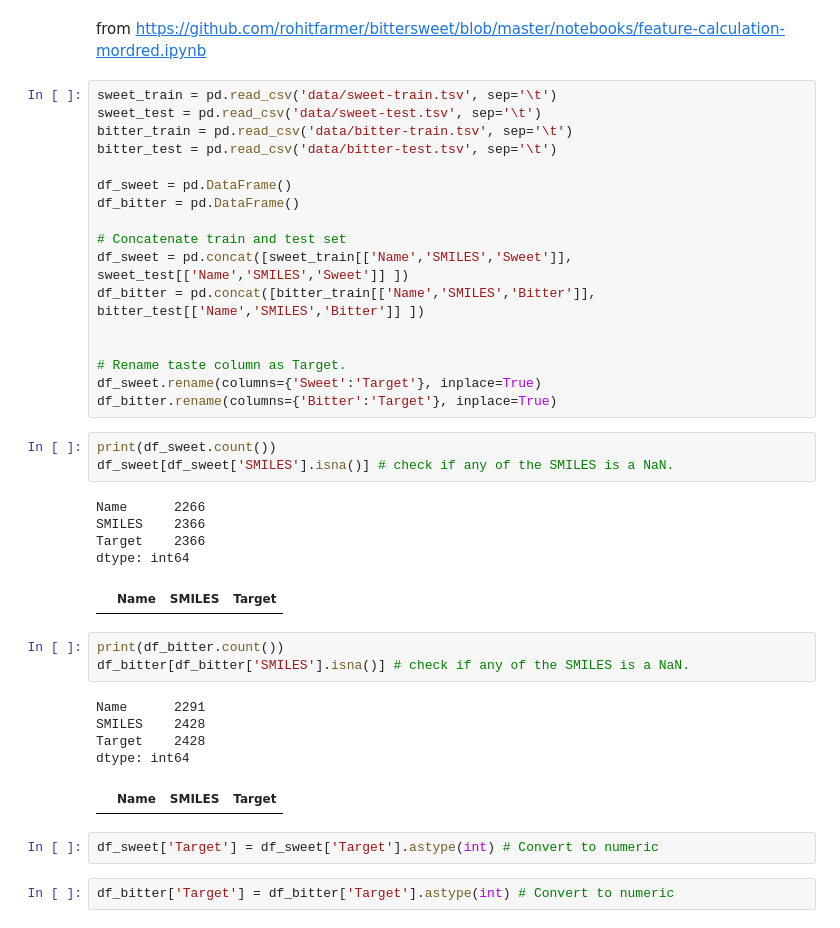
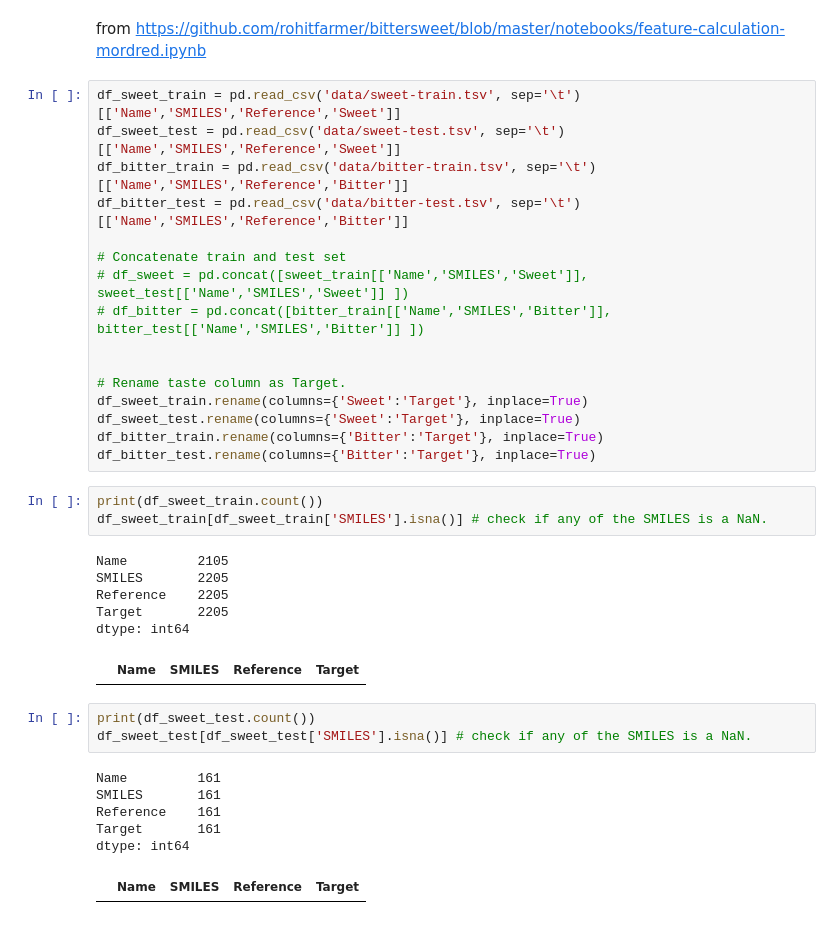
Before and after one commit to kristianespina/sweetboost, a Jupyter notebook: binary-preprocess.ipynb, the cells around one changed output. Cells and saved outputs as stored; diff of their text form.

```diff
--- a/binary-preprocess.ipynb
+++ b/binary-preprocess.ipynb
@@ -19,41 +19,38 @@ warnings.filterwarnings('ignore') # To suppress runtime and deprication warnings
 # %% [markdown]
 from https://github.com/rohitfarmer/bittersweet/blob/master/notebooks/feature-calculation-mordred.ipynb
 # %%
-sweet_train = pd.read_csv('data/sweet-train.tsv', sep='\t')
-sweet_test = pd.read_csv('data/sweet-test.tsv', sep='\t')
-bitter_train = pd.read_csv('data/bitter-train.tsv', sep='\t')
-bitter_test = pd.read_csv('data/bitter-test.tsv', sep='\t')
-
-df_sweet = pd.DataFrame()
-df_bitter = pd.DataFrame()
+df_sweet_train = pd.read_csv('data/sweet-train.tsv', sep='\t')[['Name','SMILES','Reference','Sweet']]
+df_sweet_test = pd.read_csv('data/sweet-test.tsv', sep='\t')[['Name','SMILES','Reference','Sweet']]
+df_bitter_train = pd.read_csv('data/bitter-train.tsv', sep='\t')[['Name','SMILES','Reference','Bitter']]
+df_bitter_test = pd.read_csv('data/bitter-test.tsv', sep='\t')[['Name','SMILES','Reference','Bitter']]
 
 # Concatenate train and test set
-df_sweet = pd.concat([sweet_train[['Name','SMILES','Sweet']], sweet_test[['Name','SMILES','Sweet']] ])
-df_bitter = pd.concat([bitter_train[['Name','SMILES','Bitter']], bitter_test[['Name','SMILES','Bitter']] ])
+# df_sweet = pd.concat([sweet_train[['Name','SMILES','Sweet']], sweet_test[['Name','SMILES','Sweet']] ])
+# df_bitter = pd.concat([bitter_train[['Name','SMILES','Bitter']], bitter_test[['Name','SMILES','Bitter']] ])
 
 
 # Rename taste column as Target.
-df_sweet.rename(columns={'Sweet':'Target'}, inplace=True)
-df_bitter.rename(columns={'Bitter':'Target'}, inplace=True)
+df_sweet_train.rename(columns={'Sweet':'Target'}, inplace=True)
+df_sweet_test.rename(columns={'Sweet':'Target'}, inplace=True)
+df_bitter_train.rename(columns={'Bitter':'Target'}, inplace=True)
+df_bitter_test.rename(columns={'Bitter':'Target'}, inplace=True)
 # %%
-print(df_sweet.count())
-df_sweet[df_sweet['SMILES'].isna()] # check if any of the SMILES is a NaN.
+print(df_sweet_train.count())
+df_sweet_train[df_sweet_train['SMILES'].isna()] # check if any of the SMILES is a NaN.
 # %% [output]
-Name      2266
-SMILES    2366
-Target    2366
+Name         2105
+SMILES       2205
+Reference    2205
+Target       2205
 dtype: int64
-|  | Name | SMILES | Target |
+|  | Name | SMILES | Reference | Target |
 # %%
-print(df_bitter.count())
-df_bitter[df_bitter['SMILES'].isna()] # check if any of the SMILES is a NaN.
+print(df_sweet_test.count())
+df_sweet_test[df_sweet_test['SMILES'].isna()] # check if any of the SMILES is a NaN.
 # %% [output]
-Name      2291
-SMILES    2428
-Target    2428
+Name         161
+SMILES       161
+Reference    161
+Target       161
 dtype: int64
-|  | Name | SMILES | Target |
+|  | Name | SMILES | Reference | Target |
-# %%
-df_sweet['Target'] = df_sweet['Target'].astype(int) # Convert to numeric
-# %%
-df_bitter['Target'] = df_bitter['Target'].astype(int) # Convert to numeric
```
Also changed, not shown: parts of 20 cells of this notebook, 1 other file.
